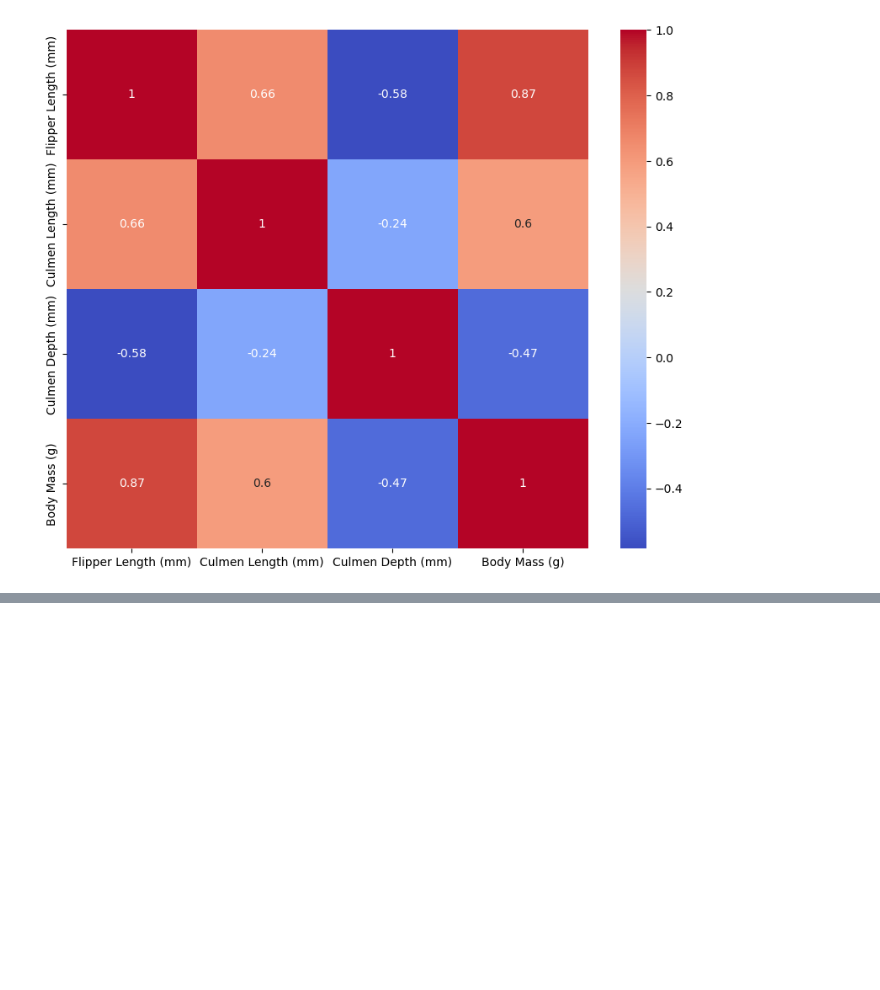
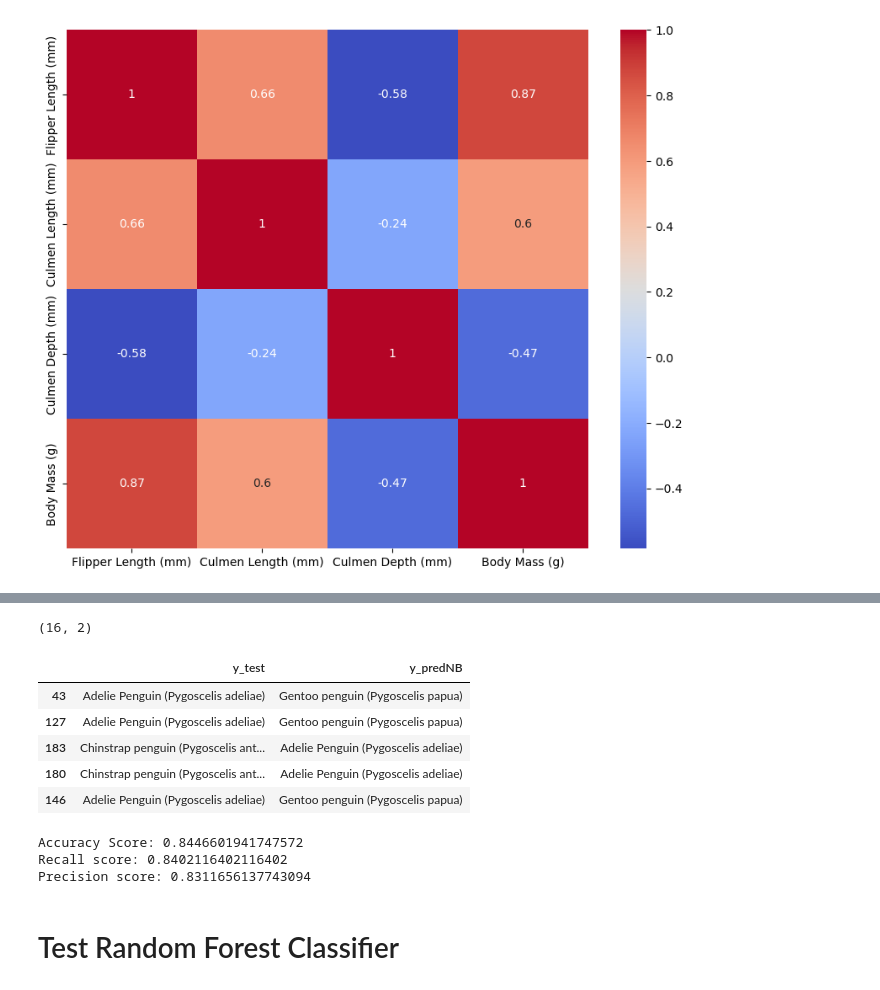
Before and after one commit to sorzit/PENGUINS, a Jupyter notebook: Penguin Jupyter.ipynb, the cells around one changed output, grey strips where cells are left out. Cells and saved outputs as stored; diff of their text form; code cells hidden in the pictures; blank space fills up the shorter version.

```diff
--- a/Penguin Jupyter.ipynb
+++ b/Penguin Jupyter.ipynb
@@ -172,0 +270,27 @@ test_pred.head()
+# %%
+# Find instances where y_pred was incorrect
+incorrectNB = test_predNB[test_predNB['y_test'] != test_predNB['y_predNB']]
+print(incorrectNB.shape)
+incorrectNB.head()
+# %% [output]
+(16, 2)
+|  | y_test | y_predNB |
+| 43 | Adelie Penguin (Pygoscelis adeliae) | Gentoo penguin (Pygoscelis papua) |
+| 127 | Adelie Penguin (Pygoscelis adeliae) | Gentoo penguin (Pygoscelis papua) |
+| 183 | Chinstrap penguin (Pygoscelis ant... | Adelie Penguin (Pygoscelis adeliae) |
+| 180 | Chinstrap penguin (Pygoscelis ant... | Adelie Penguin (Pygoscelis adeliae) |
+| 146 | Adelie Penguin (Pygoscelis adeliae) | Gentoo penguin (Pygoscelis papua) |
+# %%
+# Calculate scores
+accuracyNB = accuracy_score(y_test, y_predNB)
+recallNB = recall_score(y_test, y_predNB, average = 'macro')
+precisionNB = precision_score(y_test, y_predNB, average = 'macro')
+print(f"Accuracy Score: {accuracyNB}")
+print(f"Recall score: {recallNB}")
+print(f"Precision score: {precisionNB}")
+# %% [output]
+Accuracy Score: 0.8446601941747572
+Recall score: 0.8402116402116402
+Precision score: 0.8311656137743094
+# %% [markdown]
+# Test Random Forest Classifier
```
Also changed, not shown: parts of 43 cells of this notebook.
